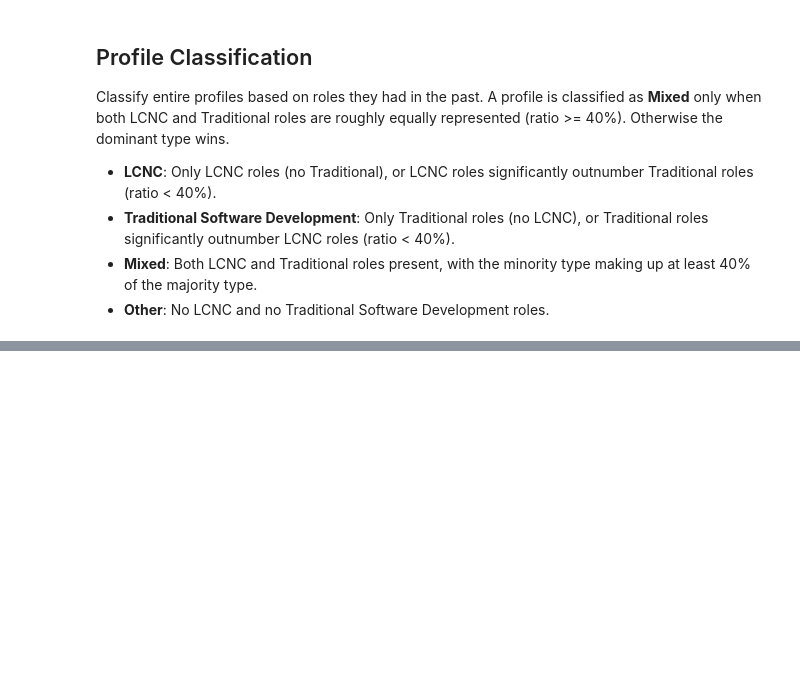
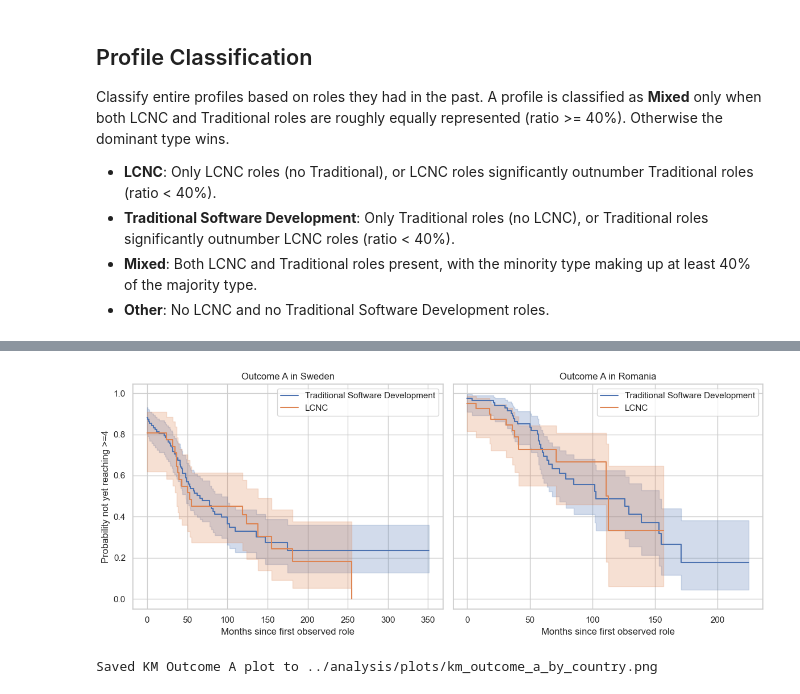
Before and after one commit to cupcakecaro/Gender_Ineuqality_in_Software_Development, a Jupyter notebook: notebooks/pipeline.ipynb, the cells around one changed output, grey strips where cells are left out. Drawn from its saved outputs; the diff is of its cells as text; code cells hidden in the pictures; blank space fills up the shorter version.

```diff
--- a/notebooks/pipeline.ipynb
+++ b/notebooks/pipeline.ipynb
@@ -524,0 +877,18 @@ else:
+# %%
+# Plotting and survival modeling dependencies.
+import sys
+import subprocess
+
+try:
+    from lifelines import KaplanMeierFitter, CoxPHFitter
+except ImportError:
+    subprocess.check_call([sys.executable, "-m", "pip", "install", "lifelines"])
+    from lifelines import KaplanMeierFitter, CoxPHFitter
+
+import matplotlib.pyplot as plt
+import seaborn as sns
+
+sns.set_theme(style="whitegrid")
+PLOT_DIR = ANALYSIS_DIR / "plots"
+PLOT_DIR.mkdir(parents=True, exist_ok=True)
+print(f"Plot output folder: {PLOT_DIR}")
@@ -524,0 +951,30 @@ else:
+# %%
+fig, axes = plt.subplots(1, 2, figsize=(12, 5), sharey=True)
+kmf = KaplanMeierFitter()
+
+for ax, country in zip(axes, ["Sweden", "Romania"]):
+    d_country = cox_base[cox_base["country"] == country]
+    for label in ["Traditional Software Development", "LCNC"]:
+        d_group = d_country[d_country["profile_label_primary"] == label]
+        if len(d_group) == 0:
+            continue
+        kmf.fit(
+            durations=d_group["time_to_event_a_months"],
+            event_observed=d_group["event_a"],
+            label=label,
+        )
+        kmf.plot_survival_function(ax=ax)
+
+    ax.set_title(f"Outcome A in {country}")
+    ax.set_xlabel("Months since first observed role")
+    ax.set_ylabel("Probability not yet reaching >=4")
+
+plt.tight_layout()
+km_a_path = PLOT_DIR / "figure_01_km_outcome_a_by_country.png"
+plt.savefig(km_a_path, dpi=200, bbox_inches="tight")
+plt.show()
+
+print(f"Saved KM Outcome A plot to {km_a_path}")
+# %% [output]
+[figure, added]
+Saved KM Outcome A plot to ../analysis/plots/km_outcome_a_by_country.png
```
Also changed, not shown: parts of 23 cells of this notebook, 32 other files.
